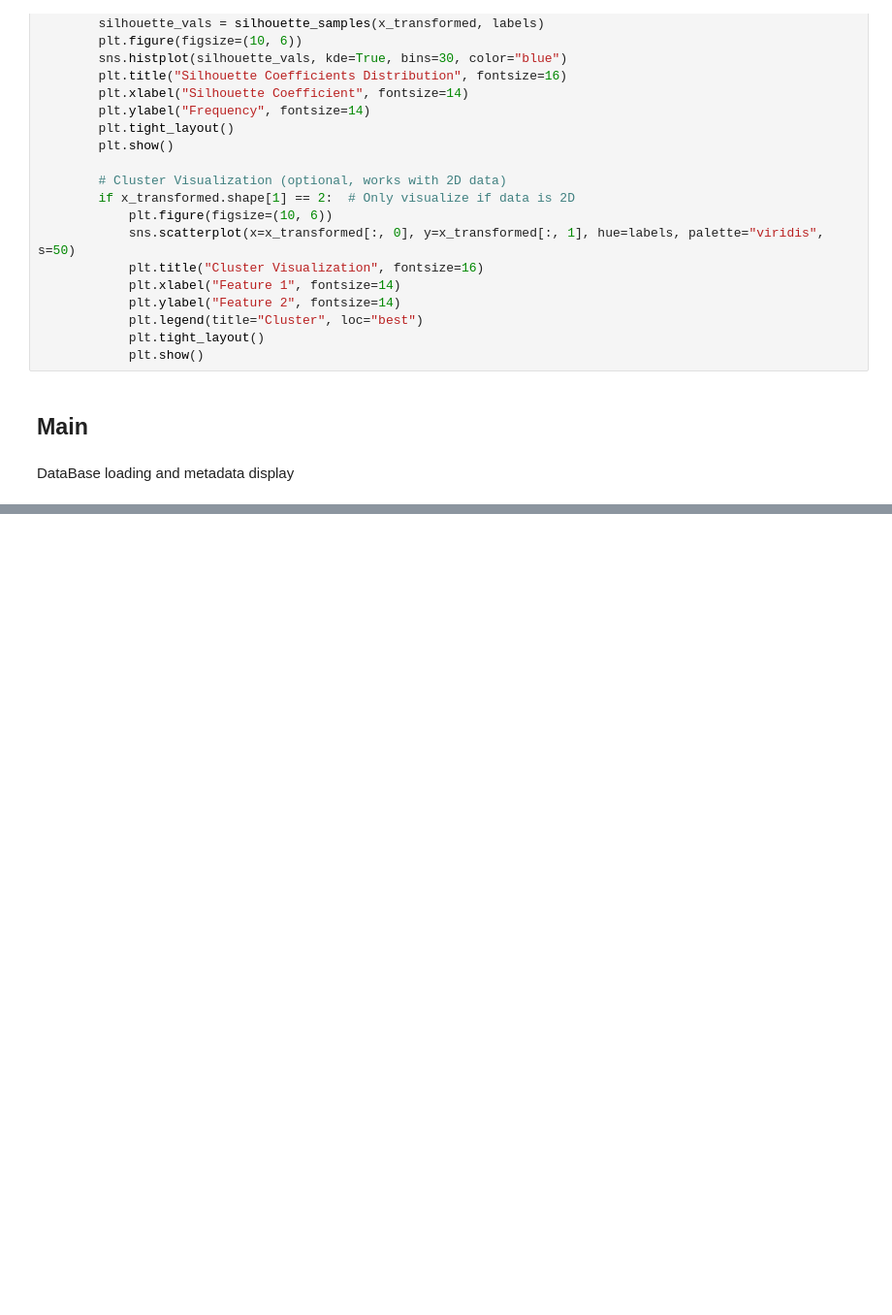
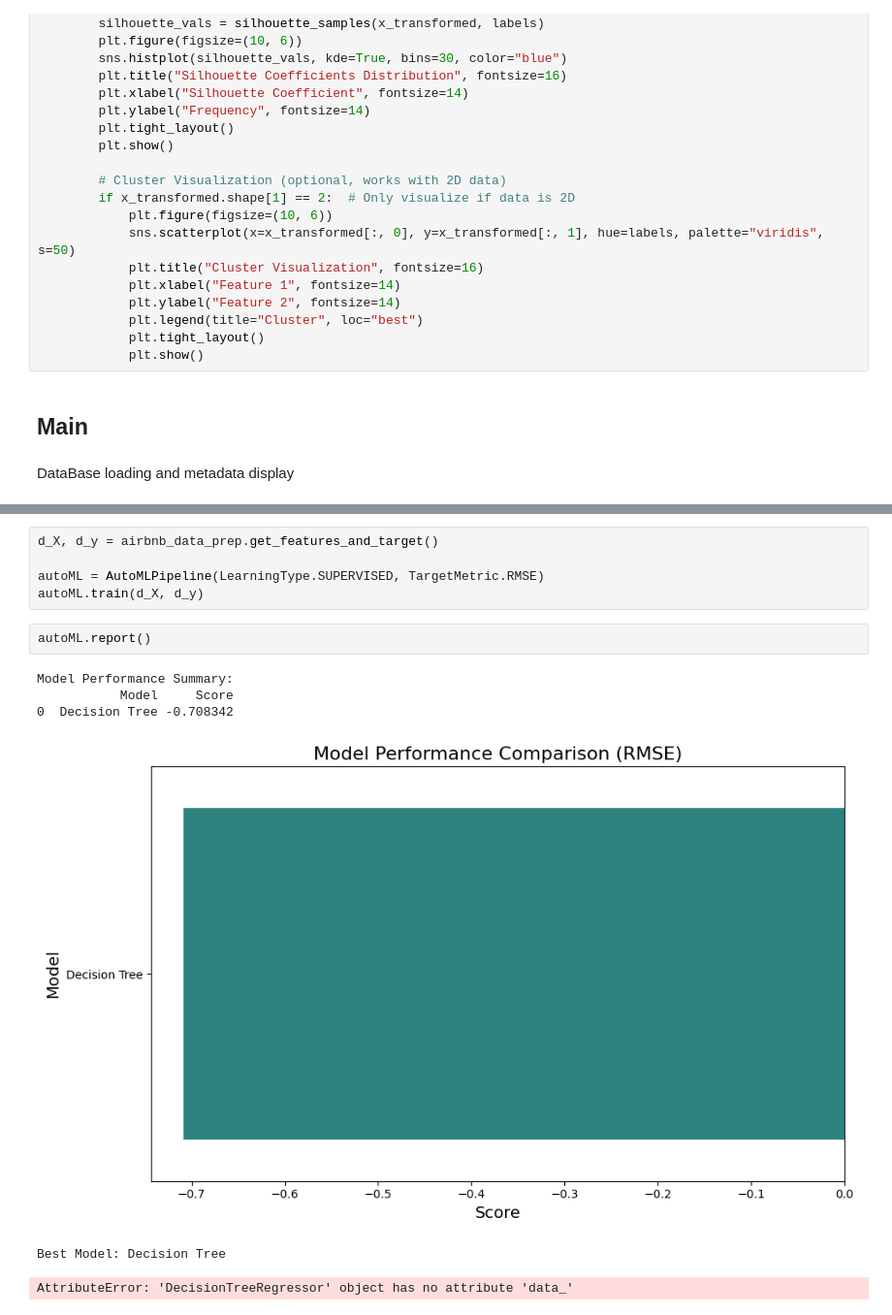
Before and after one commit to Gutelvam/AIFundamentsClass, a Jupyter notebook: notebooks/Assessment_2_multimodel_pipeline.ipynb, the cells around one changed output, grey strips where cells are left out. Shown at 97% size. Cells and saved outputs as stored; diff of their text form; blank space fills up the shorter version.

```diff
--- a/notebooks/Assessment_2_multimodel_pipeline.ipynb
+++ b/notebooks/Assessment_2_multimodel_pipeline.ipynb
@@ -633,0 +742,14 @@ airbnb_data_prep.plot_correlation_matrix()
+# %%
+d_X, d_y = airbnb_data_prep.get_features_and_target()
+
+autoML = AutoMLPipeline(LearningType.SUPERVISED, TargetMetric.RMSE)
+autoML.train(d_X, d_y)
+# %%
+autoML.report()
+# %% [output]
+Model Performance Summary:
+           Model     Score
+0  Decision Tree -0.708342
+[figure, added]
+Best Model: Decision Tree
+AttributeError: 'DecisionTreeRegressor' object has no attribute 'data_'
```
Also changed, not shown: parts of 9 cells of this notebook.
